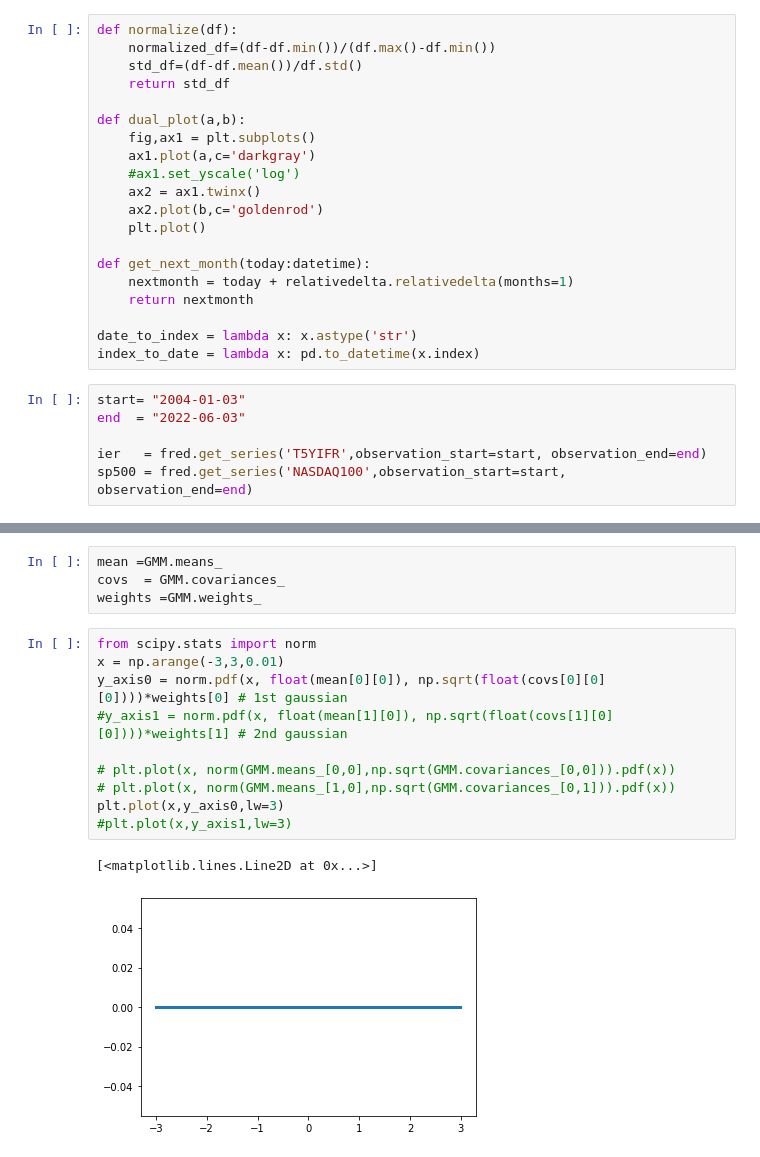
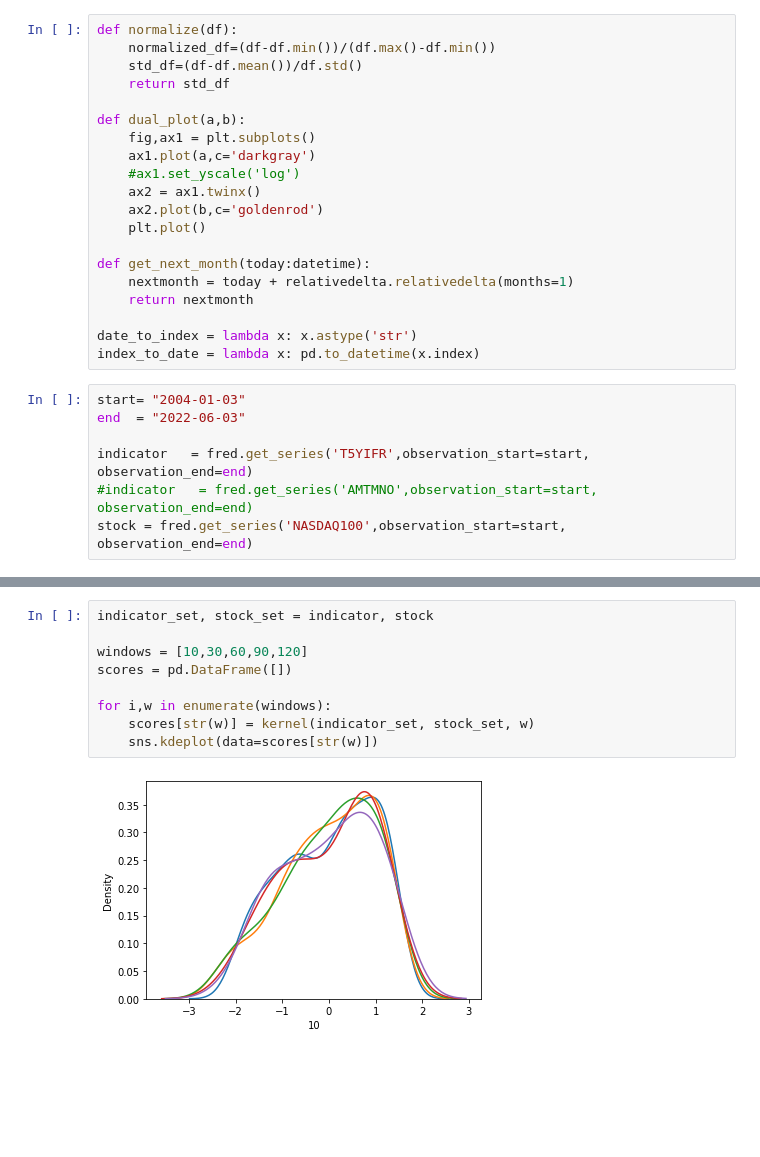
Before and after one commit to pathces-gone/study-python-stock, a Jupyter notebook: AssetAllocationV2/scartch-fred.ipynb, the cells around one changed output, grey strips where cells are left out. Cells and saved outputs as stored; diff of their text form; blank space fills up the shorter version.

Commit message:
devel - Gaussian Mixture Models based prediction

```diff
--- a/AssetAllocationV2/scartch-fred.ipynb
+++ b/AssetAllocationV2/scartch-fred.ipynb
@@ -44,5 +44,6 @@ index_to_date = lambda x: pd.to_datetime(x.index)
 start= "2004-01-03"
 end  = "2022-06-03"
 
-ier   = fred.get_series('T5YIFR',observation_start=start, observation_end=end)
-sp500 = fred.get_series('NASDAQ100',observation_start=start, observation_end=end)
+indicator   = fred.get_series('T5YIFR',observation_start=start, observation_end=end)
+#indicator   = fred.get_series('AMTMNO',observation_start=start, observation_end=end)
+stock = fred.get_series('NASDAQ100',observation_start=start, observation_end=end)
@@ -132,17 +87,11 @@ GMM = GaussianMixture(n_components=2, max_iter=1000,covariance_type='full').fit(
-# %%
-mean =GMM.means_
-covs  = GMM.covariances_
-weights =GMM.weights_
-# %%
-from scipy.stats import norm
-x = np.arange(-3,3,0.01)
-y_axis0 = norm.pdf(x, float(mean[0][0]), np.sqrt(float(covs[0][0][0])))*weights[0] # 1st gaussian
-#y_axis1 = norm.pdf(x, float(mean[1][0]), np.sqrt(float(covs[1][0][0])))*weights[1] # 2nd gaussian
-
-# plt.plot(x, norm(GMM.means_[0,0],np.sqrt(GMM.covariances_[0,0])).pdf(x))
-# plt.plot(x, norm(GMM.means_[1,0],np.sqrt(GMM.covariances_[0,1])).pdf(x))
-plt.plot(x,y_axis0,lw=3)
-#plt.plot(x,y_axis1,lw=3)
-# %% [output]
-[<matplotlib.lines.Line2D at 0x...>]
-[figure, removed]
+# %%
+indicator_set, stock_set = indicator, stock
+
+windows = [10,30,60,90,120]
+scores = pd.DataFrame([])
+
+for i,w in enumerate(windows):
+    scores[str(w)] = kernel(indicator_set, stock_set, w)
+    sns.kdeplot(data=scores[str(w)])
+# %% [output]
+[figure, added]
```
Also changed, not shown: parts of 13 cells of this notebook, 1 other file.
